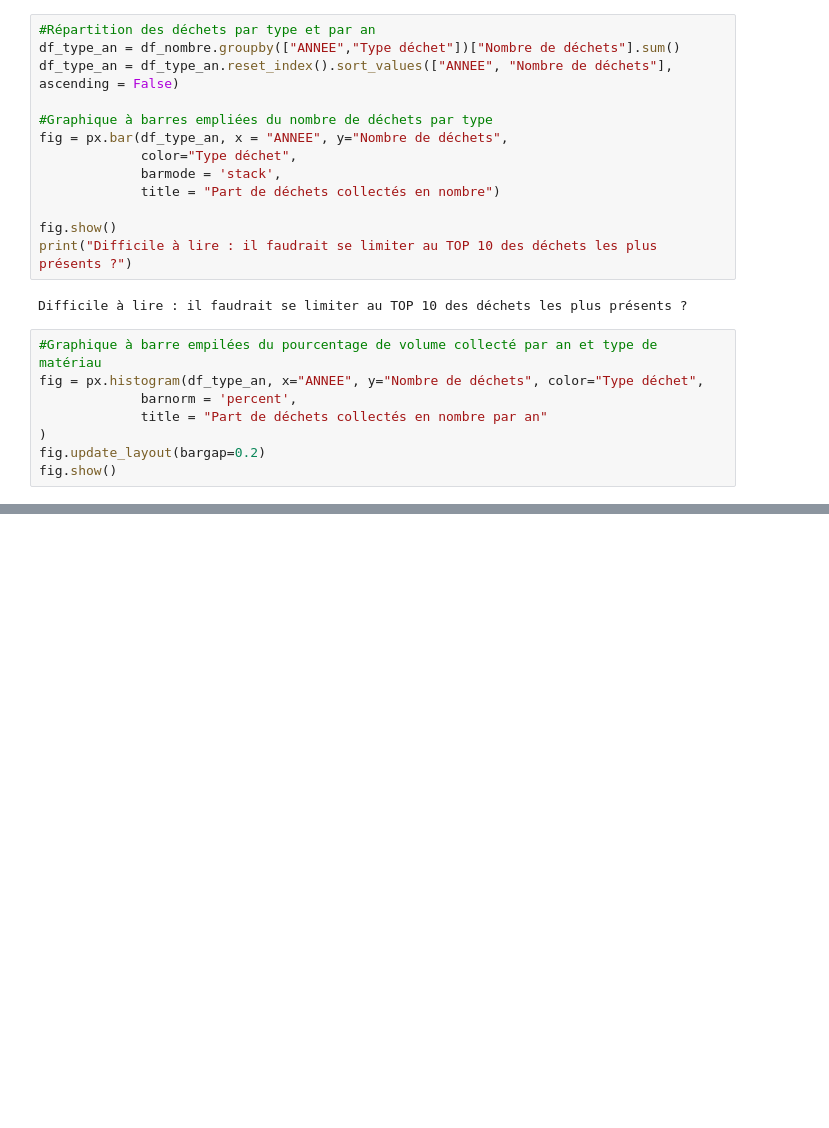
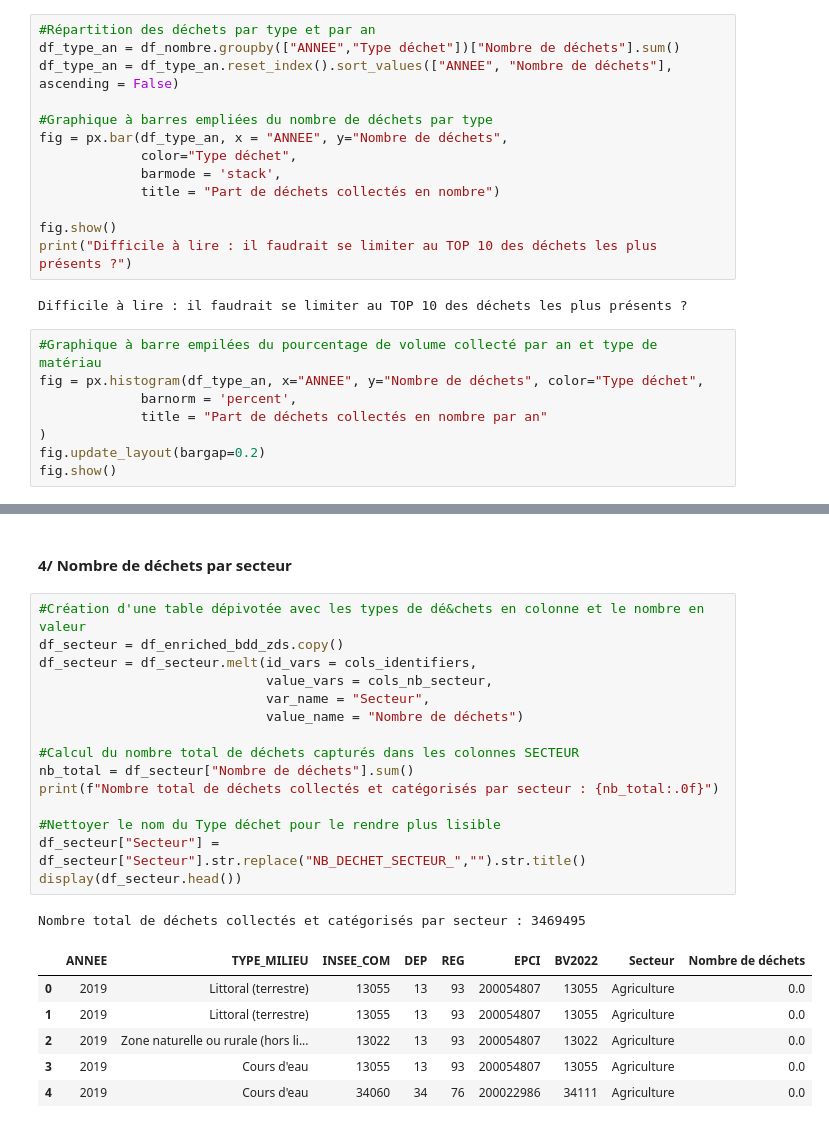
Before and after one commit to dataforgoodfr/12_zero_dechet_sauvage, a Jupyter notebook: Exploration_visualisation/ThibautGazagnes.ipynb, the cells around one changed output, grey strips where cells are left out. Cells and saved outputs as stored; diff of their text form; blank space fills up the shorter version.

```diff
--- a/Exploration_visualisation/ThibautGazagnes.ipynb
+++ b/Exploration_visualisation/ThibautGazagnes.ipynb
@@ -196,0 +298,25 @@ fig.show()
+# %% [markdown]
+#### 4/ Nombre de déchets par secteur
+# %%
+#Création d'une table dépivotée avec les types de dé&chets en colonne et le nombre en valeur
+df_secteur = df_enriched_bdd_zds.copy()
+df_secteur = df_secteur.melt(id_vars = cols_identifiers,
+                             value_vars = cols_nb_secteur,
+                             var_name = "Secteur",
+                             value_name = "Nombre de déchets")
+
+#Calcul du nombre total de déchets capturés dans les colonnes SECTEUR
+nb_total = df_secteur["Nombre de déchets"].sum()
+print(f"Nombre total de déchets collectés et catégorisés par secteur : {nb_total:.0f}")
+
+#Nettoyer le nom du Type déchet pour le rendre plus lisible
+df_secteur["Secteur"] = df_secteur["Secteur"].str.replace("NB_DECHET_SECTEUR_","").str.title()
+display(df_secteur.head())
+# %% [output]
+Nombre total de déchets collectés et catégorisés par secteur : 3469495
+|  | ANNEE | TYPE_MILIEU | INSEE_COM | DEP | REG | EPCI | BV2022 | Secteur | Nombre de déchets |
+| 0 | 2019 | Littoral (terrestre) | 13055 | 13 | 93 | 200054807 | 13055 | Agriculture | 0.0 |
+| 1 | 2019 | Littoral (terrestre) | 13055 | 13 | 93 | 200054807 | 13055 | Agriculture | 0.0 |
+| 2 | 2019 | Zone naturelle ou rurale (hors li... | 13022 | 13 | 93 | 200054807 | 13022 | Agriculture | 0.0 |
+| 3 | 2019 | Cours d'eau | 13055 | 13 | 93 | 200054807 | 13055 | Agriculture | 0.0 |
+| 4 | 2019 | Cours d'eau | 34060 | 34 | 76 | 200022986 | 34111 | Agriculture | 0.0 |
```
Also changed, not shown: parts of 25 cells of this notebook.
